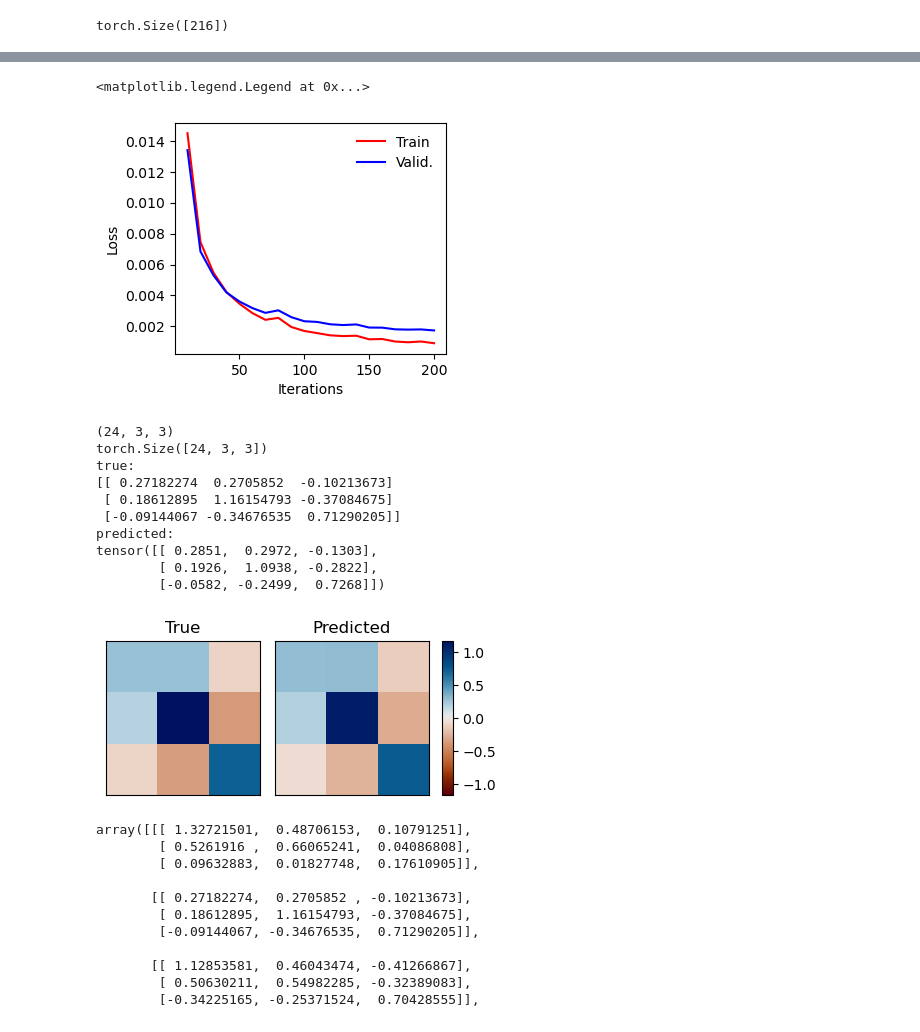
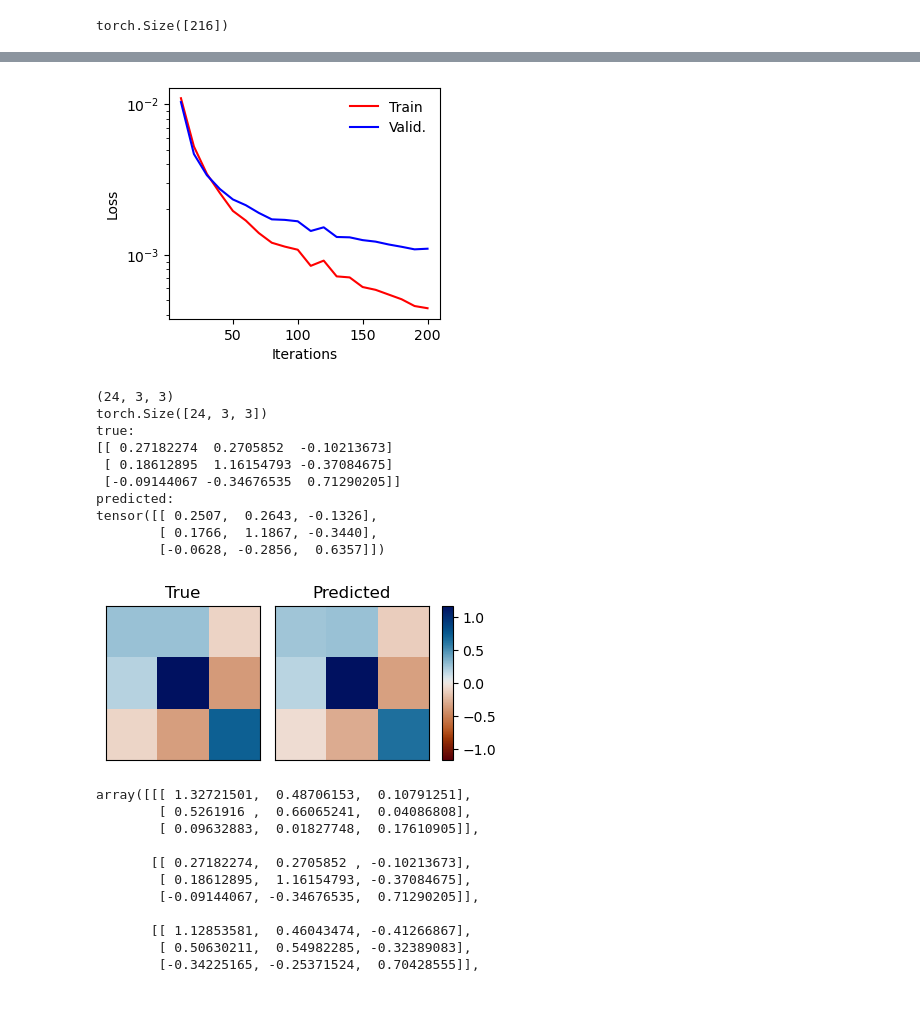
Before and after one commit to jingsk/BEC_QSPR, a Jupyter notebook: bec.ipynb, the cells around one changed output, grey strips where cells are left out. Cells and saved outputs as stored; diff of their text form; code cells hidden in the pictures.

```diff
--- a/bec.ipynb
+++ b/bec.ipynb
@@ -129,11 +129,11 @@ class E3NN(Network):
                   'irreps_node_attr': str(emb_dim)+"x0e",
                   'layers': num_layers,
                   'mul': 32,
-                  'lmax': 2,
+                  'lmax': 3,
                   'max_radius': max_radius,
                   'number_of_basis': 10,
-                  'radial_layers': 2,
-                  'radial_neurons': 64,
+                  'radial_layers': 1,
+                  'radial_neurons': 100,
                   'num_neighbors': num_neighbors
                  }
         super().__init__(**kwargs)
@@ -356,22 +356,21 @@ Iteration   200    batch    37 /    37   epoch loss = 9.1255e-04, bec. = 9.1255e
 # %%
 saved = torch.load(model_path, map_location=device)
 history = saved['history']
 
 steps = [d['step'] + 1 for d in history]
 loss_train = [d['train']['loss'] for d in history]
 loss_valid = [d['valid']['loss'] for d in history]
 
 fig, ax = plt.subplots(figsize=(3.5,3))
 ax.plot(steps, loss_train, label='Train', color='red')
 ax.plot(steps, loss_valid, label='Valid.', color='blue')
 ax.set_xlabel('Iterations')
 ax.set_ylabel('Loss')
 ax.legend(frameon=False)
-#ax.set_yscale('log')
-#fig.savefig('images/' + enn.model_name + '_' + str(model_num) + '/loss.svg', bbox_inches='tight')
+ax.set_yscale('log')
+fig.savefig('images/' + enn.model_name + '_' + str(model_num) + '/loss.png', dpi=300, bbox_inches='tight')
 # %% [output]
-<matplotlib.legend.Legend at 0x...>
-[figure, old version]
+[figure, new version]
 # %%
 entry = df.iloc[idx_test].iloc[6]
 entry
@@ -429,9 +428,9 @@ true:
  [ 0.18612895  1.16154793 -0.37084675]
  [-0.09144067 -0.34676535  0.71290205]]
 predicted:
-tensor([[ 0.2851,  0.2972, -0.1303],
-        [ 0.1926,  1.0938, -0.2822],
-        [-0.0582, -0.2499,  0.7268]])
+tensor([[ 0.2507,  0.2643, -0.1326],
+        [ 0.1766,  1.1867, -0.3440],
+        [-0.0628, -0.2856,  0.6357]])
 [figure]
 # %%
 entry.bec[-4:]
```
Also changed, not shown: parts of 7 cells of this notebook.
